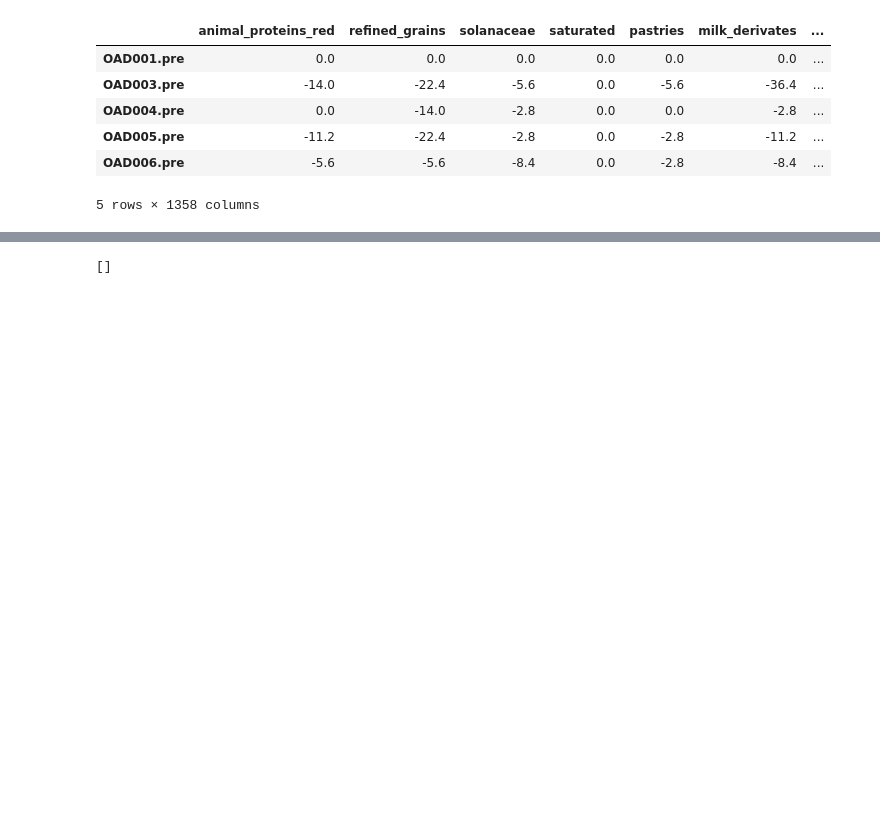
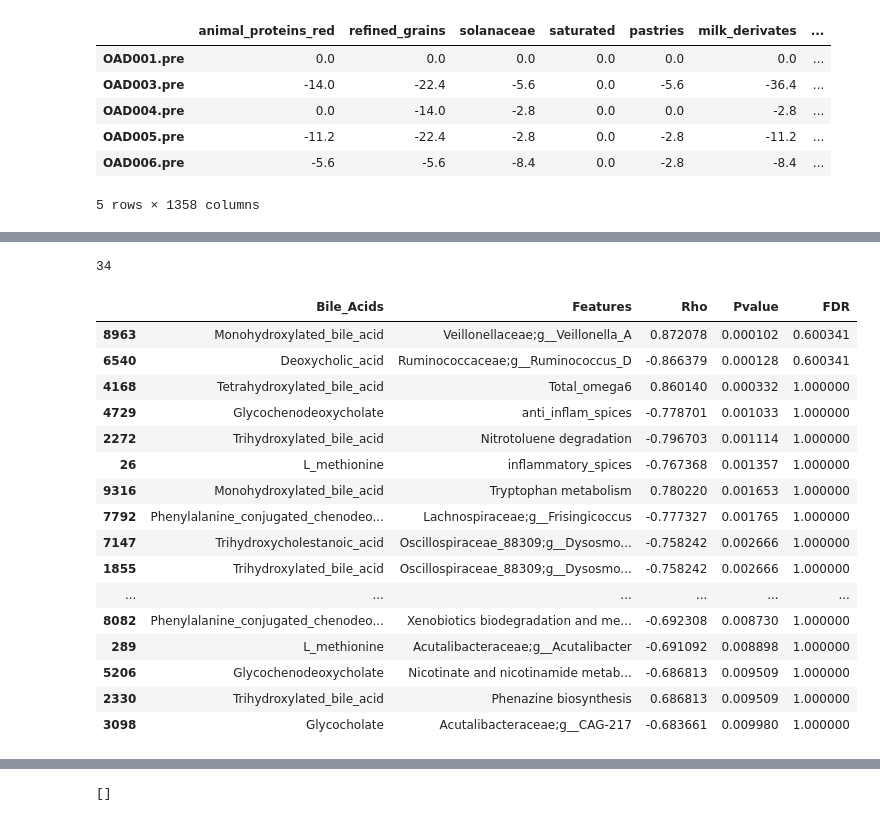
Before and after one commit to kbpi314/oa, a Jupyter notebook: code/oa_v4.ipynb, the cells around one changed output, grey strips where cells are left out. Cells and saved outputs as stored; diff of their text form; code cells hidden in the pictures; blank space fills up the shorter version.

```diff
--- a/code/oa_v4.ipynb
+++ b/code/oa_v4.ipynb
@@ -3958,12 +4095,12 @@ df_post.index = df_post.index.map(lambda x: x.split('.p')[0].replace('-','')  +
 df_outcomes = pd.concat([df_pre,df_post])
 
 # merge all dfs
-df_merge = pd.concat([df_diet,
+df_merge_abs = pd.concat([df_diet,
                       df_meta_plasma,
                       df_meta_stool, df_otu_stool, df_path_stool,
                       df_meta_saliva, df_otu_saliva, df_path_saliva,
                       df_outcomes],axis=1)
-df_merge.head() # n=42
+df_merge_abs.head() # n=42
 # %% [output]
 |  | animal_proteins_red | refined_grains | solanaceae | saturated | pastries | milk_derivates | ... |
 | OAD001.pre | 0.0 | 0.0 | 0.0 | 0.0 | 0.0 | 0.0 | ... |
@@ -3974,0 +4183,28 @@ df_merge.head() # n=42
+# %%
+# correlation table absolute values with BA of interest
+int_ba = ['L_methionine', 'Pentahydroxylated_bile_acid', 'Dihydroxylated_bile_acid',
+          'Trihydroxylated_bile_acid', 'Glycocholic_acid', 'Glycocholate',
+          'Glycocholic_acid', 'Tetrahydroxylated_bile_acid', 'Glycochenodeoxycholate',
+          'Deoxycholate', 'Hydroxyhexadecanoyl_lysine', 'Deoxycholic_acid',
+          'Trihydroxycholestanoic_acid', 'Phenylalanine_conjugated_chenodeoxycholic_acid',
+          'Nonhydroxylated_bile_acid', 'Monohydroxylated_bile_acid']
+
+bile_acids = []
+features = []
+rs = []
+ps = []
+for x in int_ba:
+    for y in df_merge_diffs.columns:
+        # drop stool metabolites, saliva and plasma metabolites
+        if 'diff_stool' not in y and 'diff_saliva' not in y and 'diff_plasma' not in y:
+            bile_acids.append(x)
+            features.append(y)
+            r,p = scipy.stats.spearmanr(df_merge_diffs['H_' + x + '_diff_stool'],df_merge_diffs[y], nan_policy='omit')
+            rs.append(r)
+            ps.append(p)
+
+df_results_diffs = pd.DataFrame({'Bile_Acids': bile_acids, 'Features': features, 'Rho': rs, 'Pvalue': ps})
+df_results_diffs = df_results_diffs.sort_values(by='Pvalue',ascending=True)
+df_results_diffs['FDR'] = scipy.stats.false_discovery_control(df_results_diffs["Pvalue"])
+print(len(df_results_diffs))
+df_results_diffs.head()
@@ -3974,0 +4219,31 @@ df_merge.head() # n=42
+# %%
+# filter on pvalues
+df = df_results_diffs.copy()
+# df = df[df['FDR'] < 0.05] # yields 0
+# df = df[df['Pvalue'] < 0.05] # yield 268
+df = df[df['Pvalue'] < 0.01] # yields 34
+# df = df[df['Pvalue'] < 0.001] # yields 3
+df['Features'] = df['Features'].apply(lambda x: x.split('|')[-1])
+df['Features'] = df['Features'].apply(lambda x: x.split(';f__')[-1])
+print(len(df))
+df.to_csv(path + 'outputs/jobs37/df_results_diffs_1e2.tsv', sep='\t')
+df
+# %% [output]
+34
+|  | Bile_Acids | Features | Rho | Pvalue | FDR |
+| 8963 | Monohydroxylated_bile_acid | Veillonellaceae;g__Veillonella_A | 0.872078 | 0.000102 | 0.600341 |
+| 6540 | Deoxycholic_acid | Ruminococcaceae;g__Ruminococcus_D | -0.866379 | 0.000128 | 0.600341 |
+| 4168 | Tetrahydroxylated_bile_acid | Total_omega6 | 0.860140 | 0.000332 | 1.000000 |
+| 4729 | Glycochenodeoxycholate | anti_inflam_spices | -0.778701 | 0.001033 | 1.000000 |
+| 2272 | Trihydroxylated_bile_acid | Nitrotoluene degradation | -0.796703 | 0.001114 | 1.000000 |
+| 26 | L_methionine | inflammatory_spices | -0.767368 | 0.001357 | 1.000000 |
+| 9316 | Monohydroxylated_bile_acid | Tryptophan metabolism | 0.780220 | 0.001653 | 1.000000 |
+| 7792 | Phenylalanine_conjugated_chenodeo... | Lachnospiraceae;g__Frisingicoccus | -0.777327 | 0.001765 | 1.000000 |
+| 7147 | Trihydroxycholestanoic_acid | Oscillospiraceae_88309;g__Dysosmo... | -0.758242 | 0.002666 | 1.000000 |
+| 1855 | Trihydroxylated_bile_acid | Oscillospiraceae_88309;g__Dysosmo... | -0.758242 | 0.002666 | 1.000000 |
+| ... | ... | ... | ... | ... | ... |
+| 8082 | Phenylalanine_conjugated_chenodeo... | Xenobiotics biodegradation and me... | -0.692308 | 0.008730 | 1.000000 |
+| 289 | L_methionine | Acutalibacteraceae;g__Acutalibacter | -0.691092 | 0.008898 | 1.000000 |
+| 5206 | Glycochenodeoxycholate | Nicotinate and nicotinamide metab... | -0.686813 | 0.009509 | 1.000000 |
+| 2330 | Trihydroxylated_bile_acid | Phenazine biosynthesis | 0.686813 | 0.009509 | 1.000000 |
+| 3098 | Glycocholate | Acutalibacteraceae;g__CAG-217 | -0.683661 | 0.009980 | 1.000000 |
```
Also changed, not shown: parts of 35 cells of this notebook, 1 other file.
